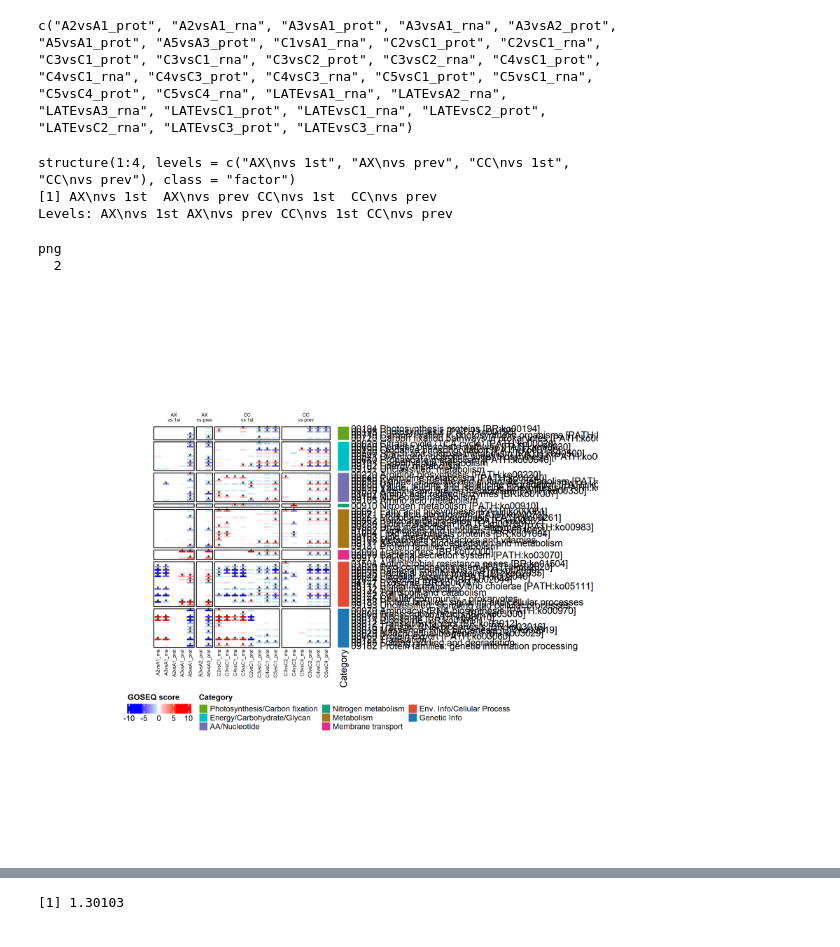
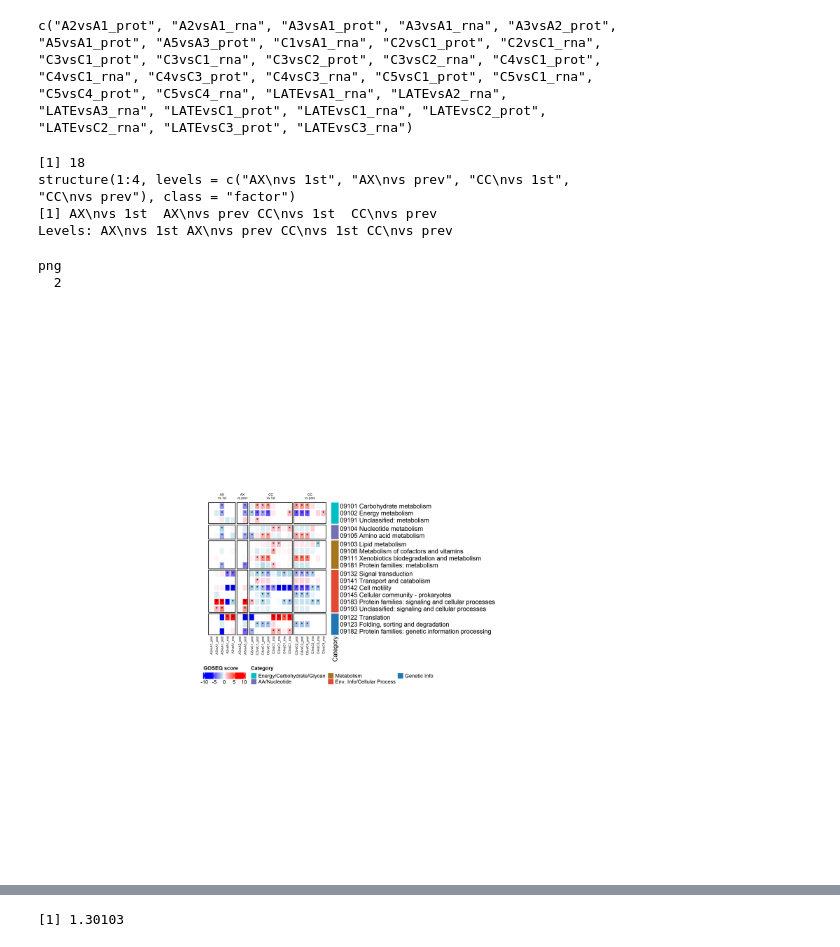
Before and after one commit to wosnat/CC1A3, a Jupyter notebook: Enrichment/CC1A3 HOT1A3 heatmaps Enrichment.ipynb, the cells around one changed output, grey strips where cells are left out. Saved outputs shown, nothing was run; the diff lists cells and outputs as text; code cells hidden in the pictures.

Commit message:
1a3 goseq figures (order the columns)

```diff
--- a/Enrichment/CC1A3 HOT1A3 heatmaps Enrichment.ipynb
+++ b/Enrichment/CC1A3 HOT1A3 heatmaps Enrichment.ipynb
@@ -470,6 +476,9 @@ generate_goseq_heatmap_merged <- function(contrast_list, enrichment_type, stage_
         ) %>%
         distinct(PATH)
 
+    num_paths = length(toppaths$PATH)
+    print(num_paths)
+    heatmap_height = max(8,num_paths/2)
     goseq_filter_df = goseq_res %>%
         filter(contrast %in% contrast_list) %>%
         filter(PATH %in% toppaths$PATH) %>%
@@ -505,7 +514,7 @@ generate_goseq_heatmap_merged <- function(contrast_list, enrichment_type, stage_
             Stage = factor(Stage, levels=stage_order),
             contrast = factor(contrast, levels=contrast_list),
               ) %>%
-        arrange(Stage, Group, Assay, contrast) %>%
+        arrange(contrast) %>%
         column_to_rownames('contrast')
 
     print(dput(unique(goseq_filter_meta$Stage)))
@@ -549,7 +558,7 @@ generate_goseq_heatmap_merged <- function(contrast_list, enrichment_type, stage_
         cluster_rows  = FALSE,
         show_row_dend = FALSE,
         #row_order=module_mat$PATH,
-        #column_order = rownames(goseq_filter_meta),
+        column_order = rownames(goseq_filter_meta),
         row_split = module_mat$Category,
         column_split = goseq_filter_meta$Stage,
         #column_title_gp = gpar(col = group_pal),
@@ -559,7 +568,7 @@ generate_goseq_heatmap_merged <- function(contrast_list, enrichment_type, stage_
         row_names_gp = gpar(fontsize=6),
         border=TRUE,
         width=unit(8, 'cm'),
-        height=unit(10, 'cm'),
+        height=unit(heatmap_height, 'cm'),
         heatmap_legend_param = list(direction = "horizontal"),
         row_title=NULL,
         cell_fun = function(j, i, x, y, width, height, fill) {
@@ -619,19 +633,20 @@ c("A2vsA1_prot", "A2vsA1_rna", "A3vsA1_prot", "A3vsA1_rna", "A3vsA2_prot",
 "LATEvsA3_rna", "LATEvsC1_prot", "LATEvsC1_rna", "LATEvsC2_prot",
 "LATEvsC2_rna", "LATEvsC3_prot", "LATEvsC3_rna")
 # %%
-ht = generate_goseq_heatmap_merged(contrast_list_individual, c('sub', 'path'), comparison_order_inidividual)
+ht = generate_goseq_heatmap_merged(contrast_list_individual, c('sub'), comparison_order_inidividual)
 # Open SVG device
-svglite("figures/HOT1A3_goseq_individual.svg", width = 10, height = 8)  # dimensions in inches
+svglite("figures/HOT1A3_goseq_individual_sub.svg", width = 10, height = 8)  # dimensions in inches
 # Draw the heatmap
 draw(ht)
 # Close the device
 dev.off()
 ht
 # %% [output]
+[1] 18
 structure(1:4, levels = c("AX\nvs 1st", "AX\nvs prev", "CC\nvs 1st",
 "CC\nvs prev"), class = "factor")
 [1] AX\nvs 1st  AX\nvs prev CC\nvs 1st  CC\nvs prev
 Levels: AX\nvs 1st AX\nvs prev CC\nvs 1st CC\nvs prev
 png
   2
-[figure, old version]
+[figure, new version]
```
Also changed, not shown: parts of 6 cells of this notebook, 2 other files.
